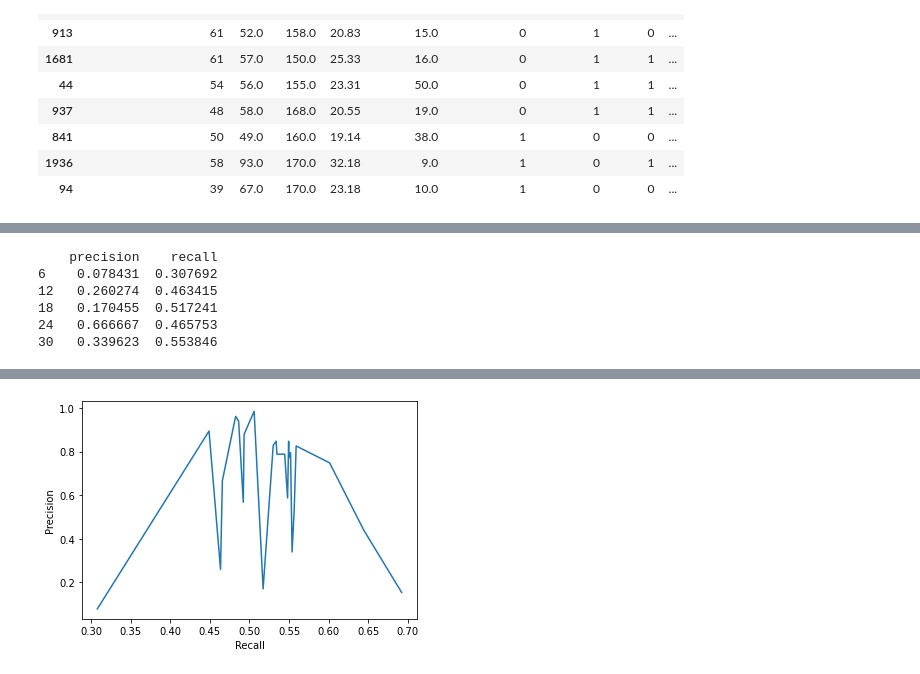
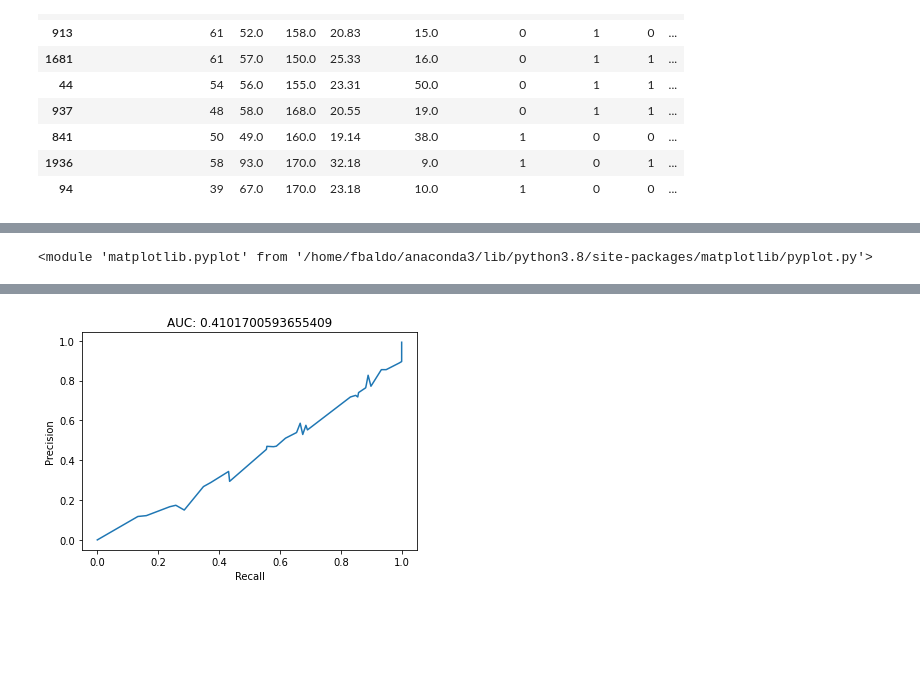
Before and after one commit to LIA-UniBo/Liver_transplant, a Jupyter notebook: censoring_analysis_ROC.ipynb, the cells around one changed output, grey strips where cells are left out. Saved outputs shown, nothing was run; the diff lists cells and outputs as text; code cells hidden in the pictures; blank space fills up the shorter version.

```diff
--- a/censoring_analysis_ROC.ipynb
+++ b/censoring_analysis_ROC.ipynb
@@ -10,7 +10,10 @@ import matplotlib.pyplot as plt
 # Hyperparameters
 # %%
 window = 30
-thresholds = np.arange(6, 145, 6)
+#thresholds = np.arange(6, 145, 6)
+thresholds = [580, 513, 186, 178, 113, 106,  84,  82,  81,  77,  68,  67
+, 64,  63,  62,  32,  29,  24,  23,  22,  20,  19,  16,  15,  13,  10,
+ 9, 8, 7, 5, 4, 3, 2, 1, 0]
 # %% [markdown]
 # Preprocessing
 # %%
@@ -221,15 +264,12 @@ WARNING:tensorflow:@custom_gradient grad_fn has 'variables' in signature, but no
 # %%
+from sklearn import metrics
 df_res = pd.DataFrame({'precision': np.array(ris['precision'])[:,1],
                        'recall': np.array(ris['recall'])[:,1]}, index=thresholds)
 df_res = df_res.sort_values(by=['recall'])
 plt.plot(df_res.recall, df_res.precision)
+plt.title('AUC: ' + str(metrics.auc(df_res.recall, df_res.precision)))
 plt.ylabel('Precision')
 plt.xlabel('Recall')
 plt
 # %% [output]
-    precision    recall
-6    0.078431  0.307692
-12   0.260274  0.463415
-18   0.170455  0.517241
-24   0.666667  0.465753
-30   0.339623  0.553846
+<module 'matplotlib.pyplot' from '/home/fbaldo/anaconda3/lib/python3.8/site-packages/matplotlib/pyplot.py'>
@@ -237 +276 @@ plt
-[figure, old version]
+[figure, new version]
```
Also changed, not shown: parts of 9 cells of this notebook, 1 other file.
